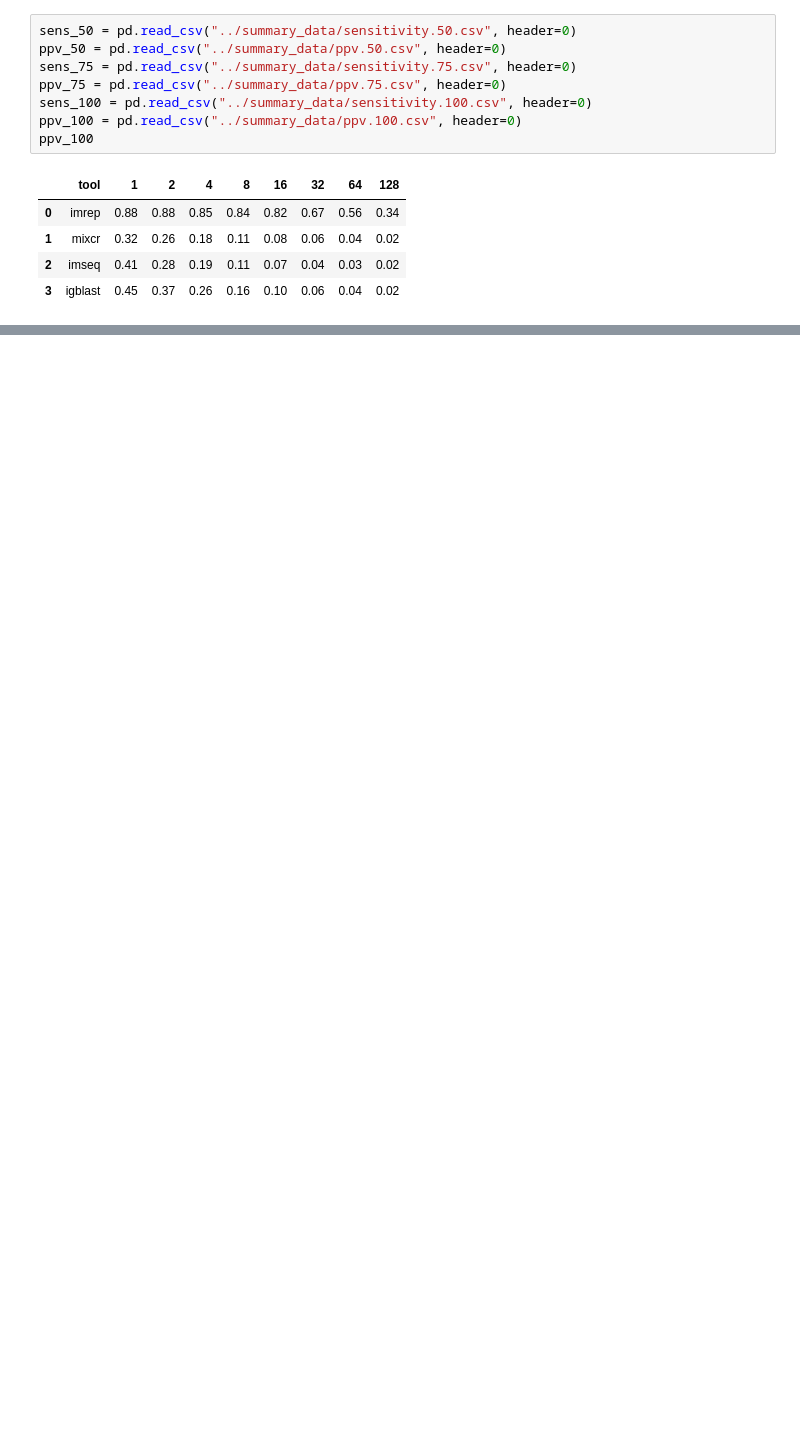
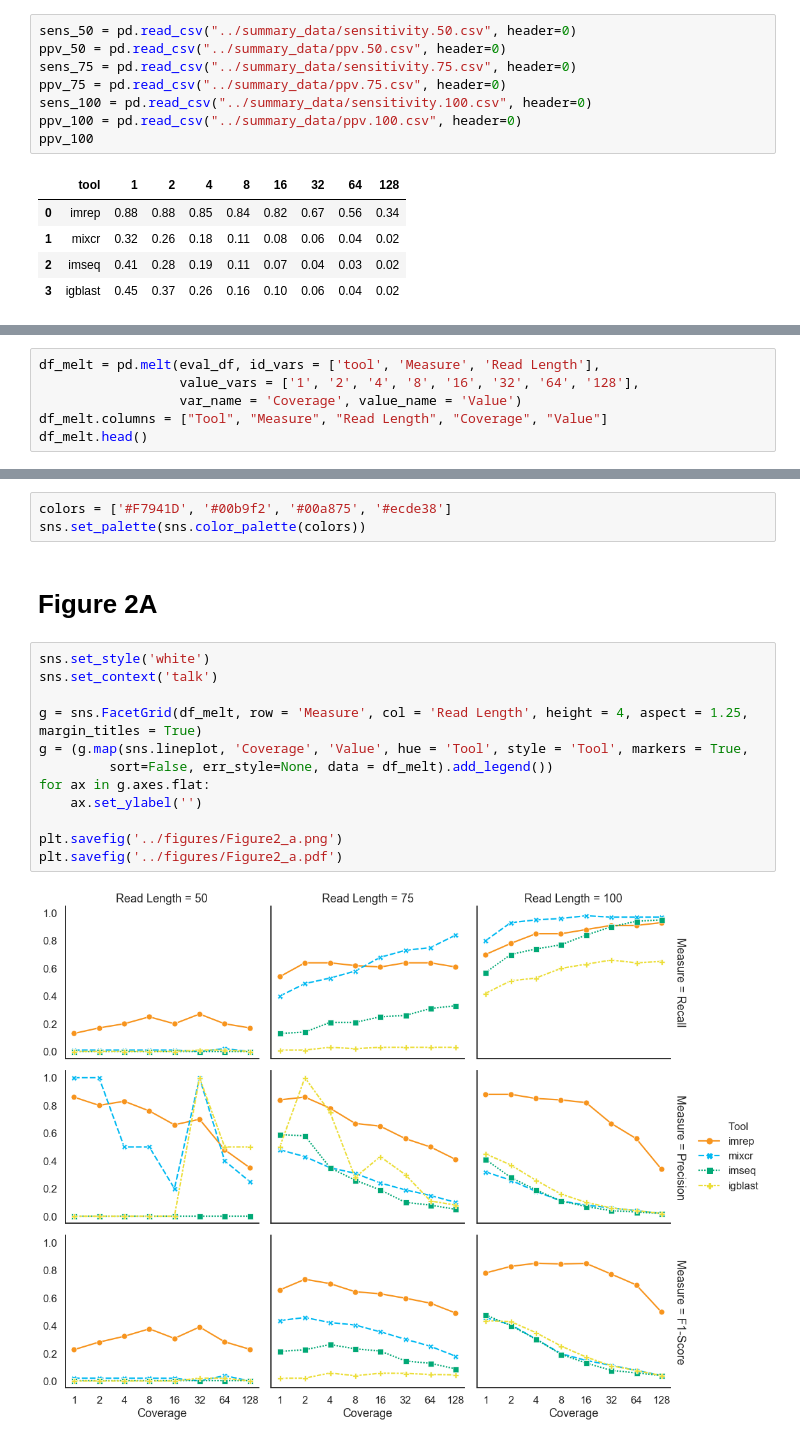
Before and after one commit to Mangul-Lab-USC/ImReP_publication_old, a Jupyter notebook: notebooks/Figure2.ipynb, the cells around one changed output, grey strips where cells are left out. Saved outputs shown, nothing was run; the diff lists cells and outputs as text; blank space fills up the shorter version.

```diff
--- a/notebooks/Figure2.ipynb
+++ b/notebooks/Figure2.ipynb
@@ -52,0 +75,6 @@ eval_df
+# %%
+df_melt = pd.melt(eval_df, id_vars = ['tool', 'Measure', 'Read Length'],
+                  value_vars = ['1', '2', '4', '8', '16', '32', '64', '128'],
+                  var_name = 'Coverage', value_name = 'Value')
+df_melt.columns = ["Tool", "Measure", "Read Length", "Coverage", "Value"]
+df_melt.head()
@@ -52,0 +88,19 @@ eval_df
+# %%
+colors = ['#F7941D', '#00b9f2', '#00a875', '#ecde38']
+sns.set_palette(sns.color_palette(colors))
+# %% [markdown]
+# Figure 2A
+# %%
+sns.set_style('white')
+sns.set_context('talk')
+
+g = sns.FacetGrid(df_melt, row = 'Measure', col = 'Read Length', height = 4, aspect = 1.25, margin_titles = True)
+g = (g.map(sns.lineplot, 'Coverage', 'Value', hue = 'Tool', style = 'Tool', markers = True,
+         sort=False, err_style=None, data = df_melt).add_legend())
+for ax in g.axes.flat:
+    ax.set_ylabel('')
+
+plt.savefig('../figures/Figure2_a.png')
+plt.savefig('../figures/Figure2_a.pdf')
+# %% [output]
+[figure, added]
```
Also changed, not shown: parts of 14 cells of this notebook, 12 other files.
